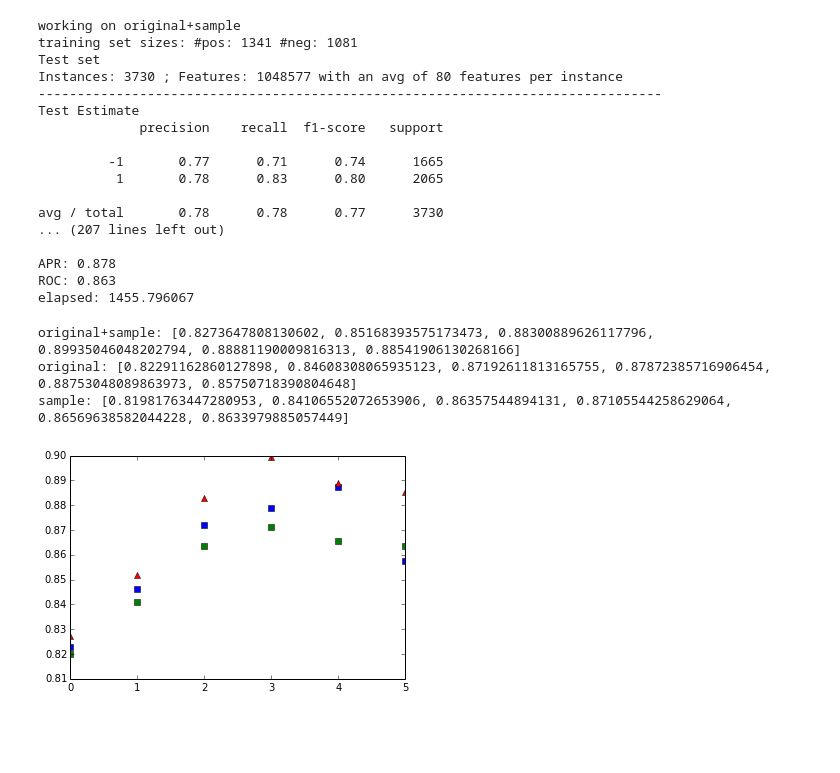
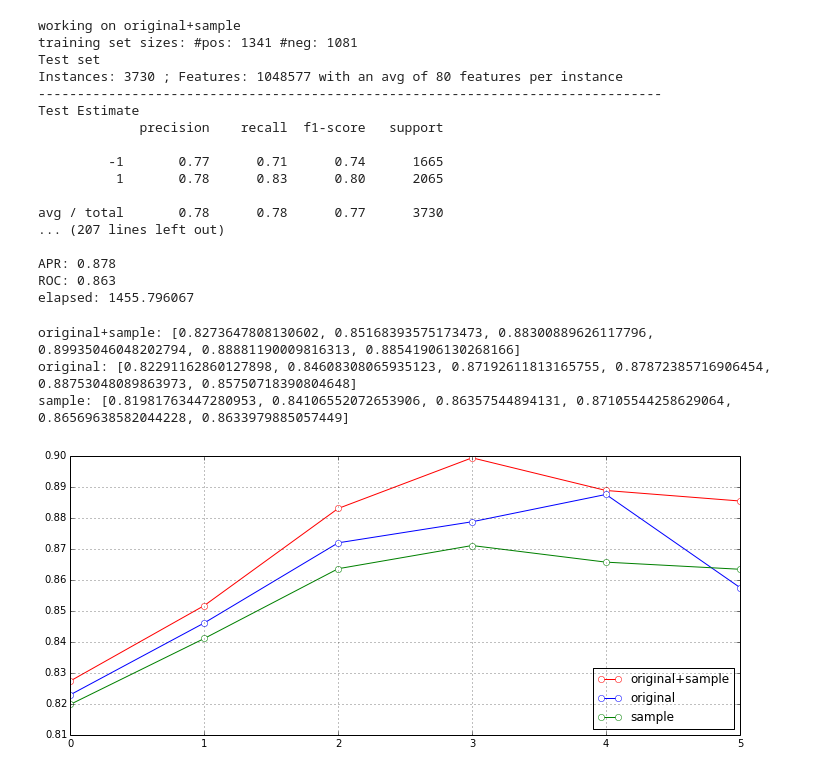
Before and after one commit to fabriziocosta/GraphLearn, a Jupyter notebook: example/EvaluatePredictivePerformanceOfSamples.ipynb, the cells around one changed output. Saved outputs shown, nothing was run; the diff lists cells and outputs as text; code cells hidden in the pictures; blank space fills up the shorter version.

```diff
--- a/example/EvaluatePredictivePerformanceOfSamples.ipynb
+++ b/example/EvaluatePredictivePerformanceOfSamples.ipynb
@@ -54,6 +54,7 @@ def train_estimator_and_evaluate_testsets(pos_original,neg_original,pos_augmente
         neg_train,neg_train_=itertools.tee(neg_train)
         pos_size=sum(1 for x in pos_train_)
         neg_size=sum(1 for x in neg_train_)
+        print "-"*80
         print 'working on %s'%(desc)
         print 'training set sizes: #pos: %d #neg: %d'%(pos_size, neg_size)
         pos_test,pos_test_=itertools.tee(pos_test)
@@ -69,7 +70,7 @@ def sample(graphs):
     graphs, graphs_ = itertools.tee(graphs)
     sampler.fit(graphs, n_jobs=-1, core_interface_pair_remove_threshold=3, interface_remove_threshold=3)
     n_steps=20
-    sampling_factor=2 #how many samples per seed
+    sampling_factor=3 #how many samples per seed
 
     sampling_interval=np.ceil([n_steps/sampling_factor])
     graphs = sampler.sample(graphs_,
@@ -99,7 +100,7 @@ originals=[]
 improved=[]
 only_new=[]
 
-percentages=[.1, .2,.4,.6,.8,1]
+percentages=[.1, .25,.5,.75,.9]
 for percentage in percentages:
     ######### first we generate all the iterators ###########
     # copy the mega set
@@ -108,9 +109,9 @@ for percentage in percentages:
 
 
     # use shuffled list to create test and sample set
-    pos,pos_test = random_bipartition_iter(graphs_pos_,0.7*percentage)
+    pos,pos_test = random_bipartition_iter(graphs_pos_,0.6 * percentage)
     pos,pos_= itertools.tee(pos)
-    neg,neg_test = random_bipartition_iter(graphs_neg_,0.7*percentage)
+    neg,neg_test = random_bipartition_iter(graphs_neg_,0.6 * percentage)
     neg,neg_= itertools.tee(neg)
 
     ############### then we sample #####################
@@ -120,7 +121,7 @@ for percentage in percentages:
 
     ######### and last we evaluate ###########
     start=time()
-    print "-"*80
+    print "="*80
     print "training percentage:"+str(percentage)
     aug,ori,new=train_estimator_and_evaluate_testsets( pos_,neg_,sampled_pos, sampled_neg, pos_test,neg_test)
     improved.append(aug)
@@ -162,18 +163,22 @@ avg / total       0.78      0.78      0.77      3730
 APR: 0.878
 ROC: 0.863
 elapsed: 1455.796067
-# %%
-print 'original+sample:',improved
-print 'original:',originals
-print 'sample:',only_new
-
-# draw
-plt.plot(originals ,'bs')
-plt.plot(improved ,'r^')
-plt.plot(only_new ,'gs')
-plt.savefig('results.pdf')
-# %% [output]
-original+sample: [0.8273647808130602, 0.85168393575173473, 0.88300889626117796, 0.89935046048202794, 0.88881190009816313, 0.88541906130268166]
-original: [0.82291162860127898, 0.84608308065935123, 0.87192611813165755, 0.87872385716906454, 0.88753048089863973, 0.85750718390804648]
-sample: [0.81981763447280953, 0.84106552072653906, 0.86357544894131, 0.87105544258629064, 0.86569638582044228, 0.8633979885057449]
-[figure, removed]
+# %%
+#print 'original+sample:',improved
+#print 'original:',originals
+#print 'sample:',only_new
+
+# draw
+import matplotlib.pyplot as plt
+plt.figure(figsize=(12,5))
+plt.grid()
+plt.plot(improved, color='r', marker='o', markersize=6, markeredgecolor='r', markerfacecolor='w', label='original+sample')
+plt.plot(originals, color='b', marker='o', markersize=6, markeredgecolor='b', markerfacecolor='w', label='original')
+plt.plot(only_new, color='g', marker='o', markersize=6, markeredgecolor='g', markerfacecolor='w', label='sample')
+plt.legend(loc='lower right')
+plt.savefig('results.pdf')
+# %% [output]
+original+sample: [0.8273647808130602, 0.85168393575173473, 0.88300889626117796, 0.89935046048202794, 0.88881190009816313, 0.88541906130268166]
+original: [0.82291162860127898, 0.84608308065935123, 0.87192611813165755, 0.87872385716906454, 0.88753048089863973, 0.85750718390804648]
+sample: [0.81981763447280953, 0.84106552072653906, 0.86357544894131, 0.87105544258629064, 0.86569638582044228, 0.8633979885057449]
+[figure, added]
```
